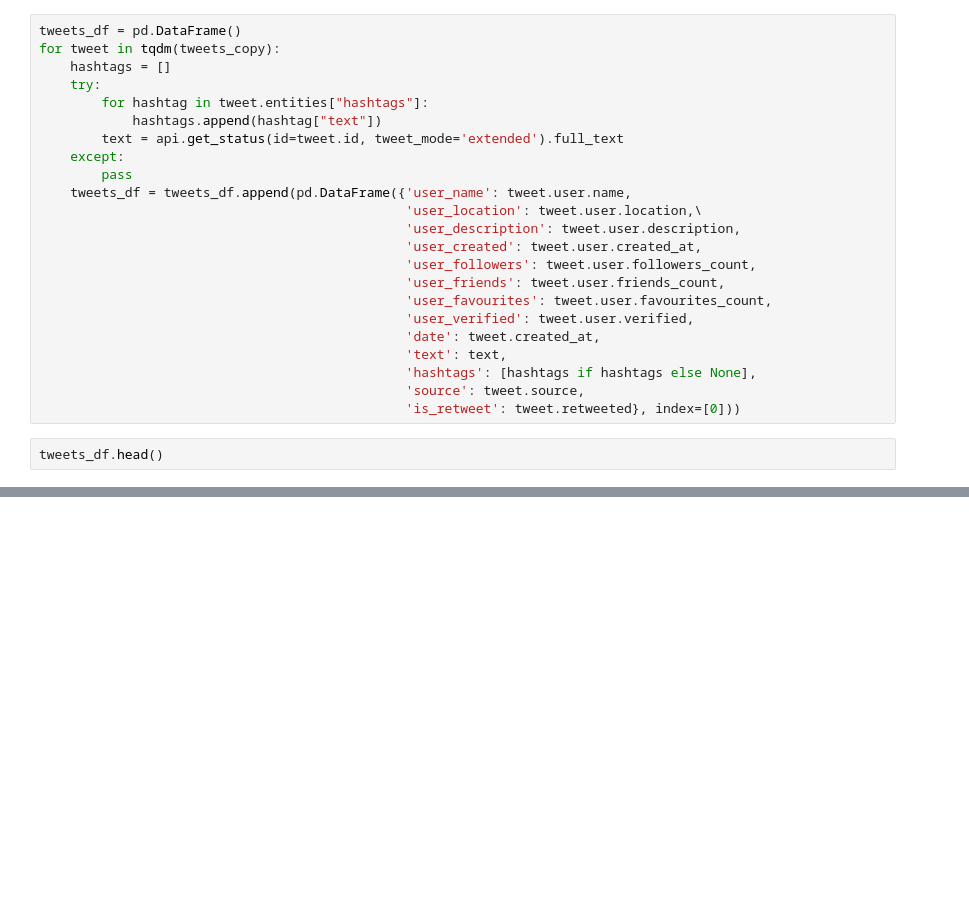
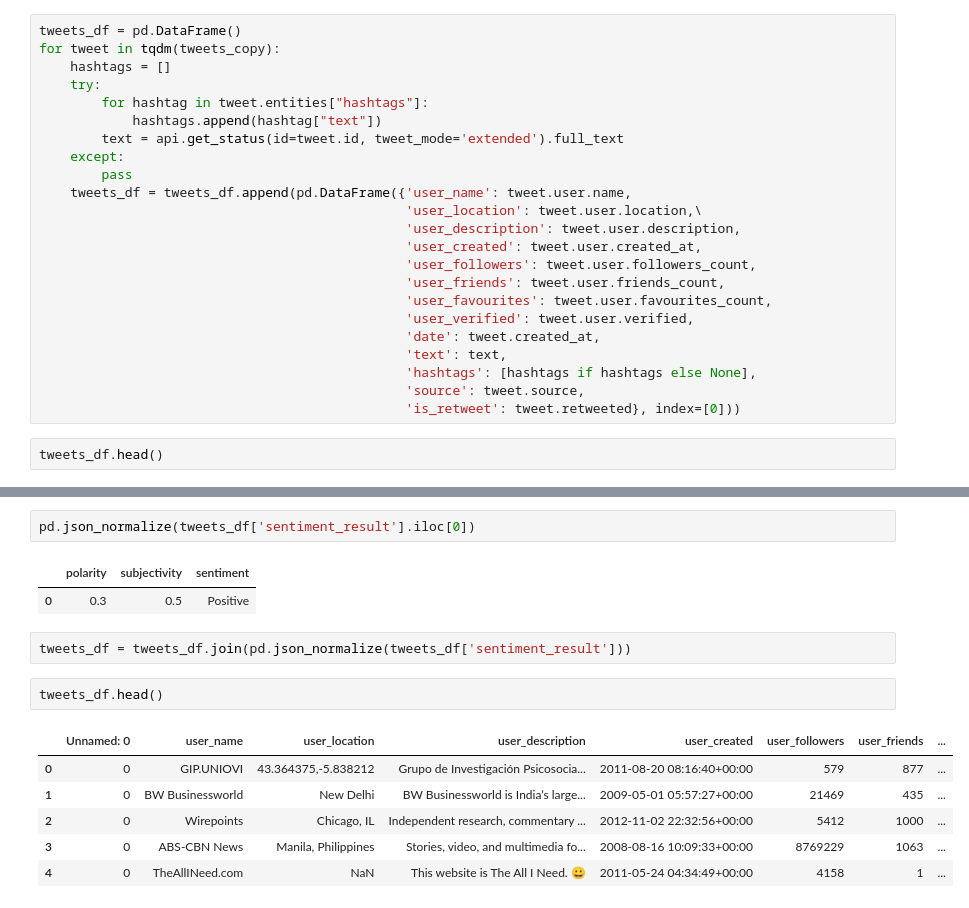
Before and after one commit to ozlem-gk/Twitter-Web-Scraping, a Jupyter notebook: TwitterCovidData.ipynb, the cells around one changed output, grey strips where cells are left out. Saved outputs shown, nothing was run; the diff lists cells and outputs as text; blank space fills up the shorter version.

```diff
--- a/TwitterCovidData.ipynb
+++ b/TwitterCovidData.ipynb
@@ -56,0 +304,16 @@ tweets_df.columns
+# %%
+pd.json_normalize(tweets_df['sentiment_result'].iloc[0])
+# %% [output]
+|  | polarity | subjectivity | sentiment |
+| 0 | 0.3 | 0.5 | Positive |
+# %%
+tweets_df = tweets_df.join(pd.json_normalize(tweets_df['sentiment_result']))
+# %%
+tweets_df.head()
+# %% [output]
+|  | Unnamed: 0 | user_name | user_location | user_description | user_created | user_followers | user_friends | ... |
+| 0 | 0 | GIP.UNIOVI | 43.364375,-5.838212 | Grupo de Investigación Psicosocia... | 2011-08-20 08:16:40+00:00 | 579 | 877 | ... |
+| 1 | 0 | BW Businessworld | New Delhi | BW Businessworld is India’s large... | 2009-05-01 05:57:27+00:00 | 21469 | 435 | ... |
+| 2 | 0 | Wirepoints | Chicago, IL | Independent research, commentary ... | 2012-11-02 22:32:56+00:00 | 5412 | 1000 | ... |
+| 3 | 0 | ABS-CBN News | Manila, Philippines | Stories, video, and multimedia fo... | 2008-08-16 10:09:33+00:00 | 8769229 | 1063 | ... |
+| 4 | 0 | TheAllINeed.com | NaN | This website is The All I Need. 😀 | 2011-05-24 04:34:49+00:00 | 4158 | 1 | ... |
```
Also changed, not shown: parts of 34 cells of this notebook.
